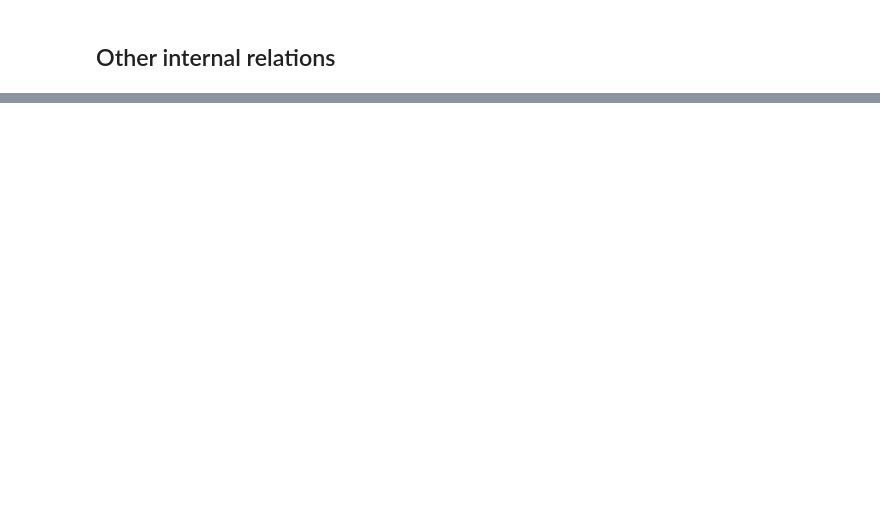
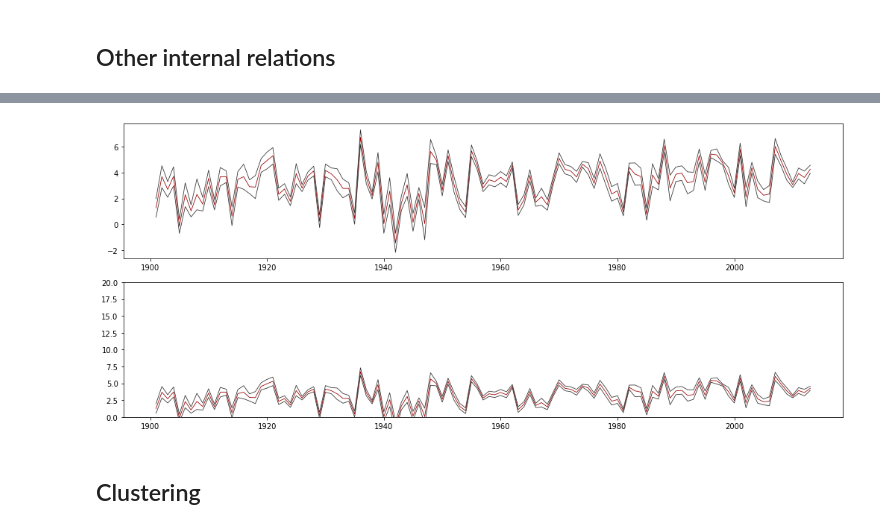
Before and after one commit to afflint/philods, a Jupyter notebook: data-exploration.ipynb, the cells around one changed output, grey strips where cells are left out. Cells and saved outputs as stored; diff of their text form; code cells hidden in the pictures; blank space fills up the shorter version.

```diff
--- a/data-exploration.ipynb
+++ b/data-exploration.ipynb
@@ -77,16 +92,20 @@ plt.show()
 # %%
-T = D[(D.City=='Abidjan') & (D.dt > datetime(1900, 1, 1)) & (D.month == 1)]
+T = D[(D.City=='Rome') & (D.dt > datetime(1900, 1, 1)) & (D.month == 1)]
 time = T.dt.values
 temp = T.AverageTemperature.values
 inc = T.AverageTemperatureUncertainty.values
 # %%
 fig, ax = plt.subplots(figsize=(14, 6), nrows=2)
 ax[0].plot(time, temp, linewidth=0.8, c='#990000')
-ax[0].plot(time, temp + inc, linewidth=0.8, c='#cccccc')
-ax[0].plot(time, temp - inc, linewidth=0.8, c='#cccccc')
+ax[0].plot(time, temp + inc, linewidth=0.8, c='#333333')
+ax[0].plot(time, temp - inc, linewidth=0.8, c='#333333')
 ax[1].plot(time, temp, linewidth=0.8, c='#990000')
-ax[1].plot(time, temp + inc, linewidth=0.8, c='#cccccc')
-ax[1].plot(time, temp - inc, linewidth=0.8, c='#cccccc')
-ax[1].set_ylim(10, 35)
+ax[1].plot(time, temp + inc, linewidth=0.8, c='#333333')
+ax[1].plot(time, temp - inc, linewidth=0.8, c='#333333')
+ax[1].set_ylim(0, 20)
 plt.tight_layout()
 plt.show()
+# %% [output]
+[figure, added]
+# %% [markdown]
+## Clustering
```
Also changed, not shown: parts of 12 cells of this notebook, 1 other file.
